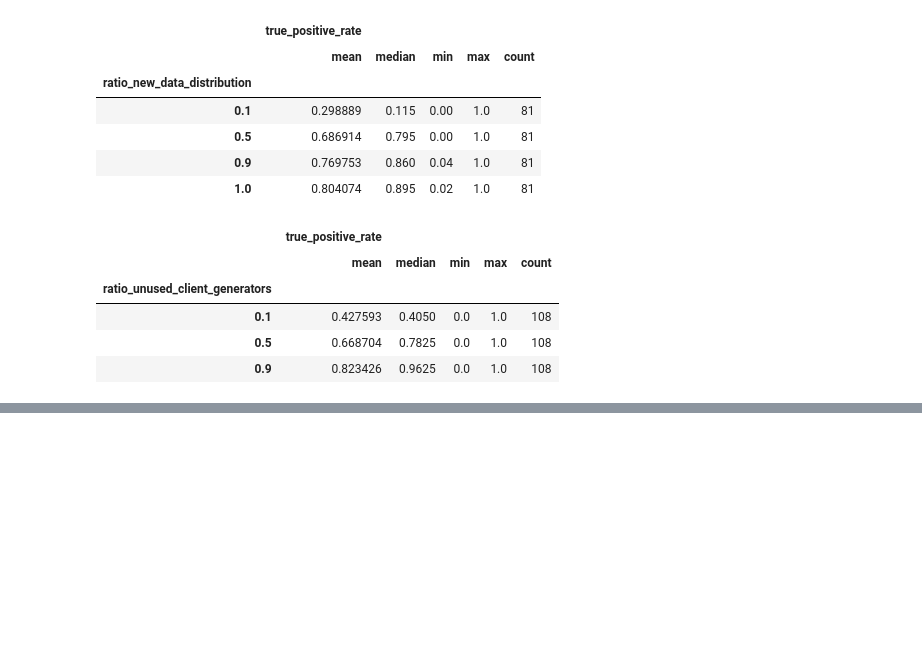
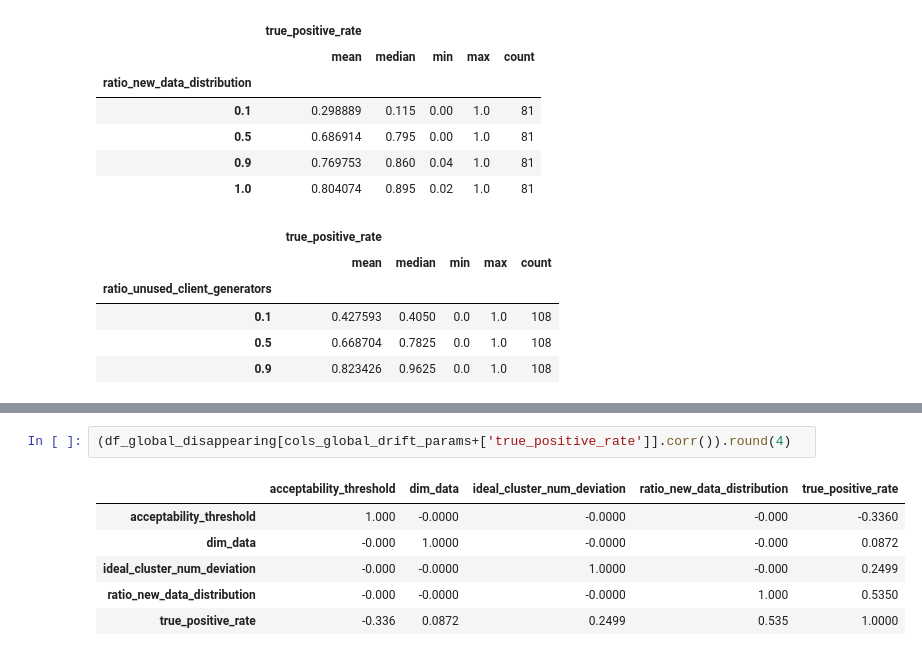
Before and after one commit to stallmo/fed_data_drift_detection, a Jupyter notebook: result_summary_analysis.ipynb, the cells around one changed output, grey strips where cells are left out. Cells and saved outputs as stored; diff of their text form; blank space fills up the shorter version.

```diff
--- a/result_summary_analysis.ipynb
+++ b/result_summary_analysis.ipynb
@@ -323,0 +340,9 @@ display_performance_per_param_col(df=df_global_disappearing,
+# %%
+(df_global_disappearing[cols_global_drift_params+['true_positive_rate']].corr()).round(4)
+# %% [output]
+|  | acceptability_threshold | dim_data | ideal_cluster_num_deviation | ratio_new_data_distribution | true_positive_rate |
+| acceptability_threshold | 1.000 | -0.0000 | -0.0000 | -0.000 | -0.3360 |
+| dim_data | -0.000 | 1.0000 | -0.0000 | -0.000 | 0.0872 |
+| ideal_cluster_num_deviation | -0.000 | -0.0000 | 1.0000 | -0.000 | 0.2499 |
+| ratio_new_data_distribution | -0.000 | -0.0000 | -0.0000 | 1.000 | 0.5350 |
+| true_positive_rate | -0.336 | 0.0872 | 0.2499 | 0.535 | 1.0000 |
```
Also changed, not shown: parts of 5 cells of this notebook.
